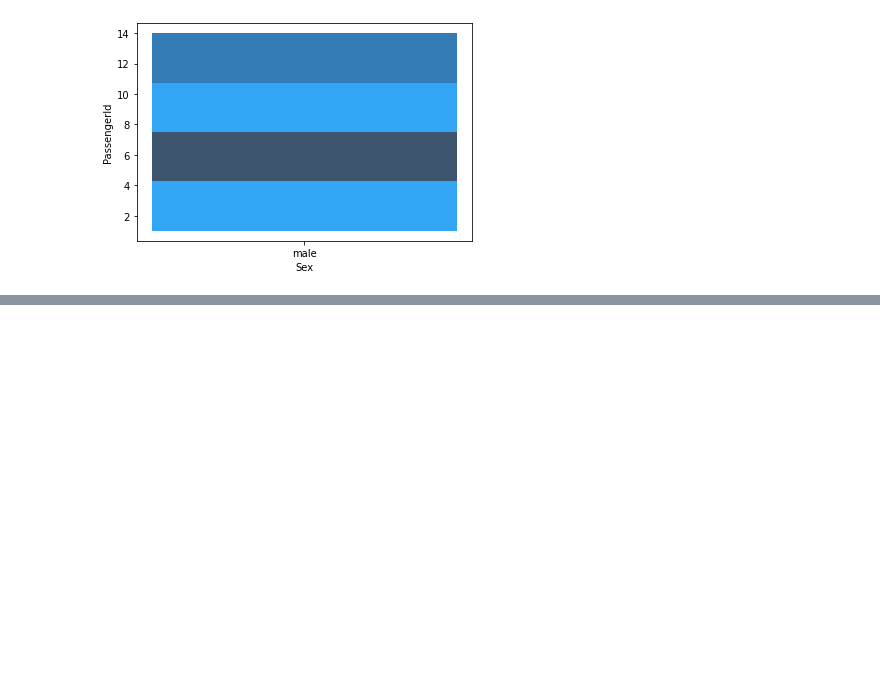
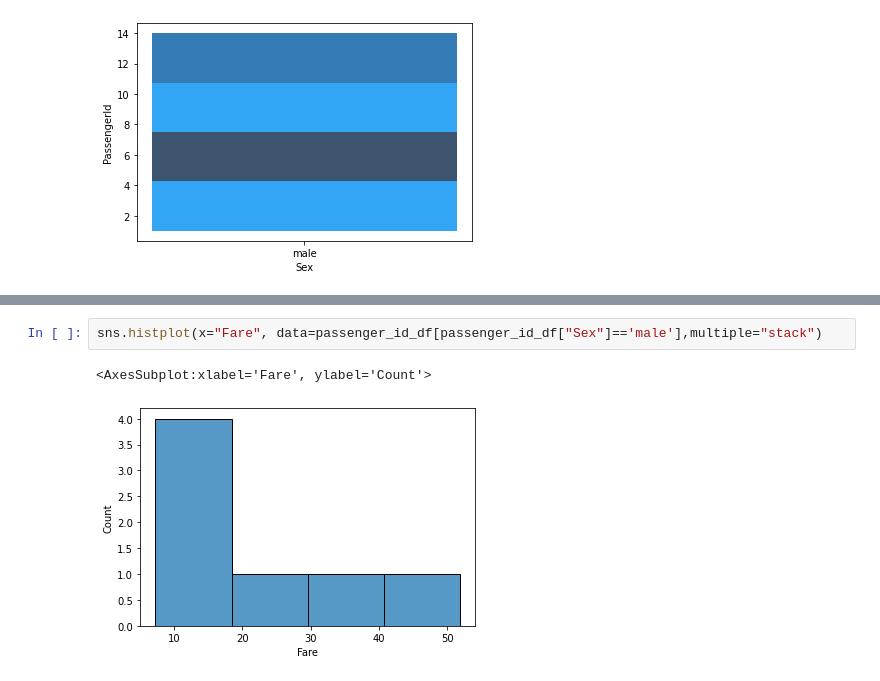
Before and after one commit to ububtahc/titanic_train, a Jupyter notebook: titanic_train.ipynb, the cells around one changed output, grey strips where cells are left out. Cells and saved outputs as stored; diff of their text form; blank space fills up the shorter version.

Commit message:
Added Fare

```diff
--- a/titanic_train.ipynb
+++ b/titanic_train.ipynb
@@ -235,0 +247,5 @@ sns.histplot(x="Sex",y="PassengerId",data=passenger_id_df[passenger_id_df["Sex"]
+# %%
+sns.histplot(x="Fare", data=passenger_id_df[passenger_id_df["Sex"]=='male'],multiple="stack")
+# %% [output]
+<AxesSubplot:xlabel='Fare', ylabel='Count'>
+[figure, added]
```
Also changed, not shown: parts of 1 cell of this notebook.
